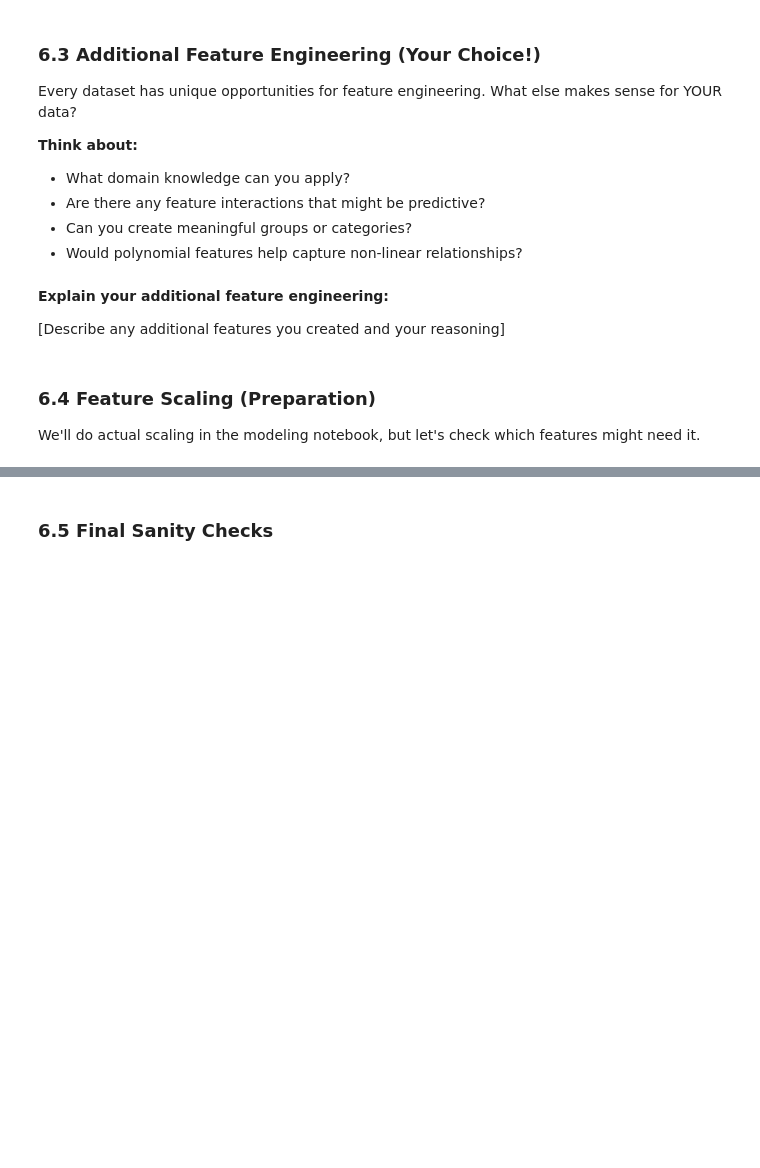
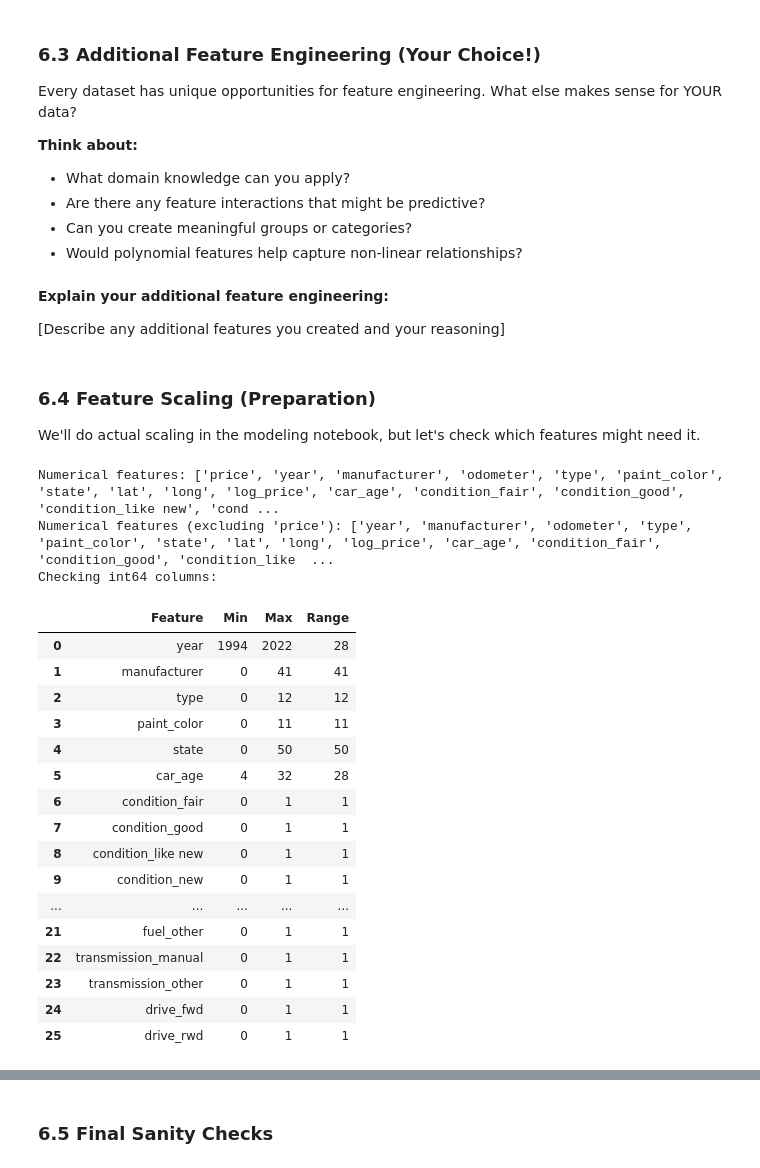
Before and after one commit to kalpanaselva495/individual-capstone-kalpanaselva495, a Jupyter notebook: notebooks/01_problem_statement_and_eda.ipynb, the cells around one changed output, grey strips where cells are left out. Saved outputs shown, nothing was run; the diff lists cells and outputs as text; code cells hidden in the pictures; blank space fills up the shorter version.

```diff
--- a/notebooks/01_problem_statement_and_eda.ipynb
+++ b/notebooks/01_problem_statement_and_eda.ipynb
@@ -682,6 +889,6 @@ Before cleaning, decide which columns to remove entirely.
 # Store in: df_clean
 
 # YOUR CODE HERE:
-
+df_clean = df.copy()
 
 print(f"Starting shape: {df_clean.shape}")
@@ -924,12 +1420,55 @@ We'll do actual scaling in the modeling notebook, but let's check which features
 # %%
 # TODO: Identify numerical features and check their ranges
 #
 # Steps:
 # 1. Get numerical columns from df_clean (excluding TARGET)
 # 2. For each column, print the min, max, and range
 #
 # This helps you understand if features need scaling (different scales = need scaling)
 #
 # Store in: numerical_features
 
 # YOUR CODE HERE:
+numerical_features = df_clean.select_dtypes(include=[np.number]).columns.tolist()
+print(f"Numerical features: {numerical_features}")
+
+if TARGET in numerical_features:
+    numerical_features.remove(TARGET)
+
+print(f"Numerical features (excluding '{TARGET}'): {numerical_features}")
+
+def get_col_min_max_range(data, column_features, data_type=np.int64):
+    col_min_max_range = []
+    for col in column_features:
+        if data[col].dtype ==  data_type:
+            col_min = data[col].min()
+            col_max = data[col].max()
+            col_range = col_max - col_min
+            col_min_max_range.append({'Feature': col, 'Min': col_min, 'Max': col_max, 'Range': col_range})
+
+    return pd.DataFrame(col_min_max_range)
+
+print("Checking int64 columns:")
+df_min_max_range = get_col_min_max_range(df_clean, numerical_features)
+df_min_max_range
+# %% [output]
+Numerical features: ['price', 'year', 'manufacturer', 'odometer', 'type', 'paint_color', 'state', 'lat', 'long', 'log_price', 'car_age', 'condition_fair', 'condition_good', 'condition_like new', 'cond ...
+Numerical features (excluding 'price'): ['year', 'manufacturer', 'odometer', 'type', 'paint_color', 'state', 'lat', 'long', 'log_price', 'car_age', 'condition_fair', 'condition_good', 'condition_like  ...
+Checking int64 columns:
+|  | Feature | Min | Max | Range |
+| 0 | year | 1994 | 2022 | 28 |
+| 1 | manufacturer | 0 | 41 | 41 |
+| 2 | type | 0 | 12 | 12 |
+| 3 | paint_color | 0 | 11 | 11 |
+| 4 | state | 0 | 50 | 50 |
+| 5 | car_age | 4 | 32 | 28 |
+| 6 | condition_fair | 0 | 1 | 1 |
+| 7 | condition_good | 0 | 1 | 1 |
+| 8 | condition_like new | 0 | 1 | 1 |
+| 9 | condition_new | 0 | 1 | 1 |
+| ... | ... | ... | ... | ... |
+| 21 | fuel_other | 0 | 1 | 1 |
+| 22 | transmission_manual | 0 | 1 | 1 |
+| 23 | transmission_other | 0 | 1 | 1 |
+| 24 | drive_fwd | 0 | 1 | 1 |
+| 25 | drive_rwd | 0 | 1 | 1 |
```
Also changed, not shown: parts of 34 cells of this notebook, 1 other file.
